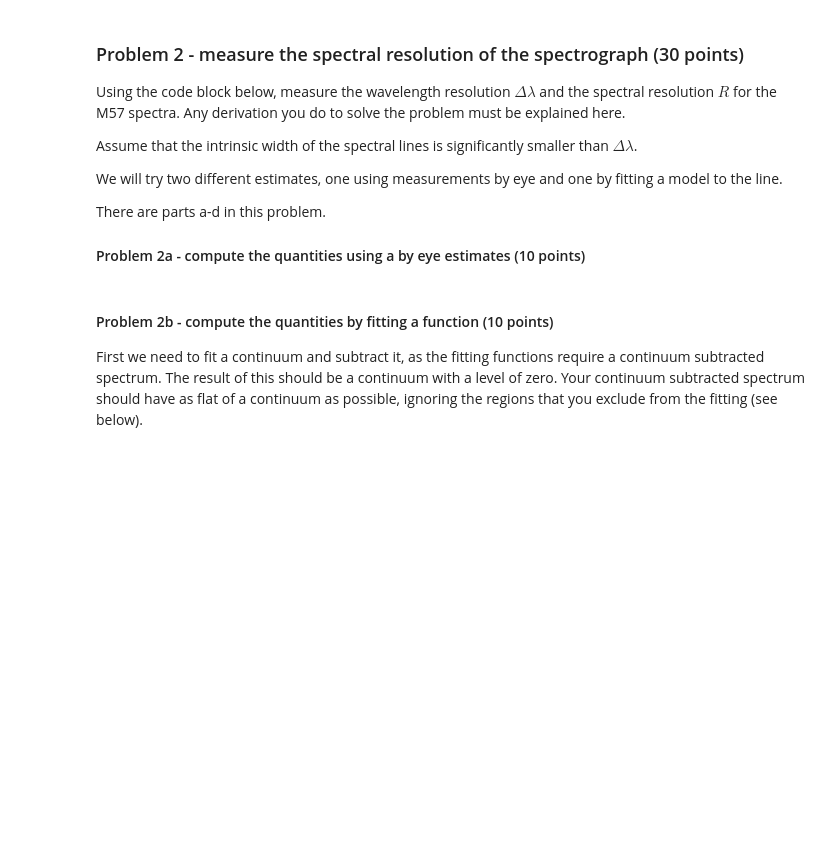
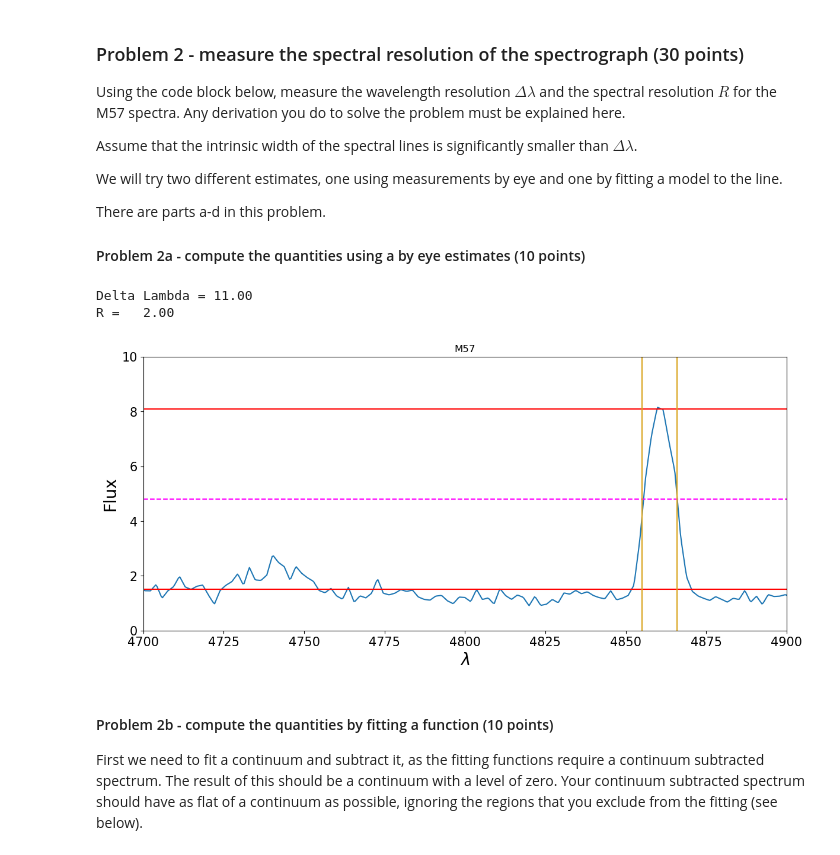
Before and after one commit to ArishAli459/Analysis_real_spectra_student, a Jupyter notebook: analysis_real_spectra.student.ipynb, the cells around one changed output. Cells and saved outputs as stored; diff of their text form; code cells hidden in the pictures; blank space fills up the shorter version.

```diff
--- a/analysis_real_spectra.student.ipynb
+++ b/analysis_real_spectra.student.ipynb
@@ -154,44 +154,48 @@ plt.xlabel("$\lambda$",fontsize=20)
 plt.ylabel("Flux",fontsize=20)
 plt.title('M57')
 
 #you can change these limits to zoom in and out of certain parts of the spectra.  You should use the Hbeta line for your measurement
 #**************
 #Your code here.
 fluxmin = 0
-fluxmax = 30
-lammin = 3600
-lammax = 7400
+fluxmax = 10
+lammin = 4700
+lammax = 4900
 ax.set_ylim([fluxmin,fluxmax])
 ax.set_xlim([lammin,lammax])
 
 #In the following section of code you will need to estimate the continuum and the peak of the line as horizontal lines.  Then
 #continuum level
-contlevel =
+contlevel = 1.5
 plt.axhline(contlevel, color='red')
 
 #line peak
-linepeak =
+linepeak = 8.1
 plt.axhline(linepeak, color='red')
 
 #Provide a calculation to determine the half maximum
-halfmax =
+halfmax = ((linepeak-contlevel)/2) + contlevel
 plt.axhline(halfmax,color='magenta',linestyle='--')
 
 #Now find wavelengths corresponding to short and long wavelength sides of FWHM by using the vertical
 #lines that will be drawn on the graph
-lowlam =
-highlam =
+lowlam = 4855
+highlam = 4866
 plt.axvline(lowlam,color='goldenrod')
 plt.axvline(highlam,color='goldenrod')
 
 #calculate the FWHM
-deltalam =
+deltalam = highlam-lowlam
 print('Delta Lambda = %5.2f' % deltalam)
 
 #calculate the spectral resolution
-lamcent =
-specres =
+lamcent = 2
+specres = 2
 print('R = %6.2f' % specres)
+# %% [output]
+Delta Lambda = 11.00
+R =   2.00
+[figure, added]
 # %% [markdown]
 #### Problem 2b - compute the quantities by fitting a function (10 points)
 
```
Also changed, not shown: parts of 1 cell of this notebook.
